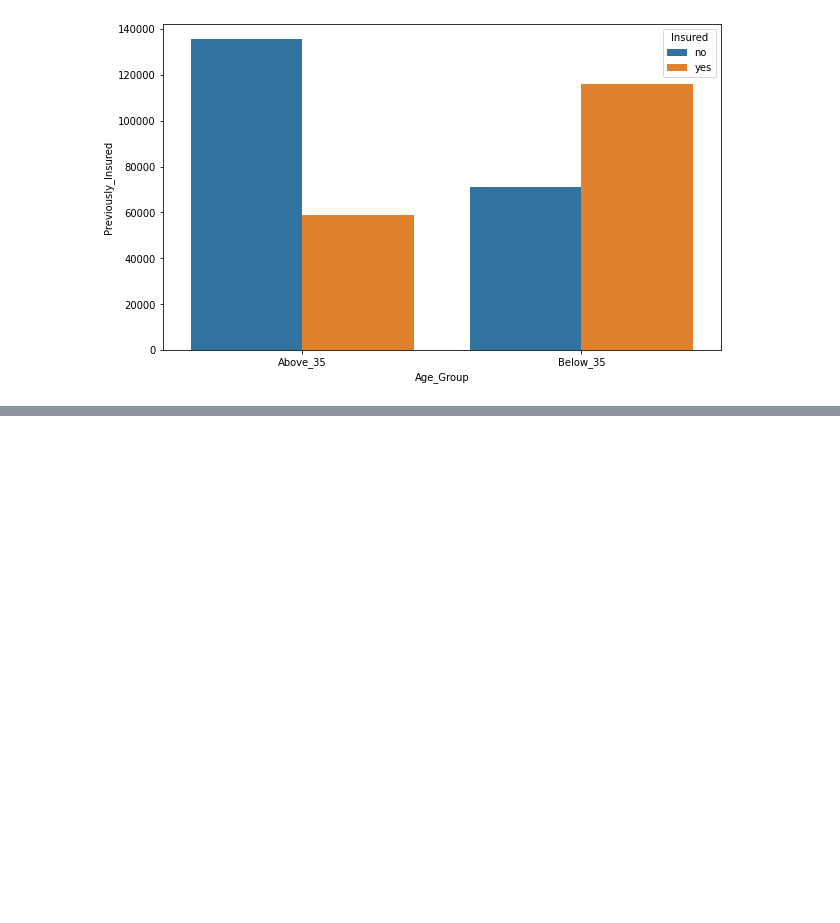
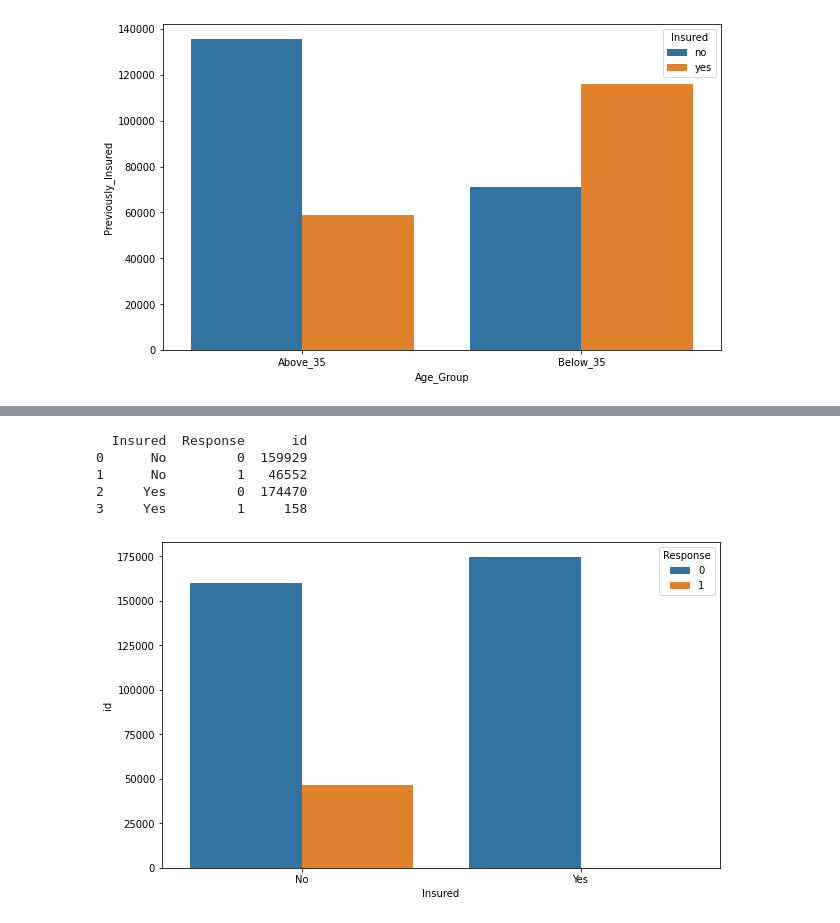
Before and after one commit to cristiandaco/health_insurance_cross_sell, a Jupyter notebook: 03_analise_exploratoria.ipynb, the cells around one changed output, grey strips where cells are left out. Cells and saved outputs as stored; diff of their text form; code cells hidden in the pictures; blank space fills up the shorter version.

```diff
--- a/03_analise_exploratoria.ipynb
+++ b/03_analise_exploratoria.ipynb
@@ -296,0 +316,13 @@ df3.head()
+# %%
+aux10 = df3[['Insured', 'Response', 'id']].groupby( ['Insured', 'Response'] ).count().reset_index()
+print( aux10 )
+
+plt.figure( figsize = ( 10, 6 ) )
+sns.barplot( x = 'Insured', y = 'id', hue = 'Response', data = aux10 );
+# %% [output]
+  Insured  Response      id
+0      No         0  159929
+1      No         1   46552
+2     Yes         0  174470
+3     Yes         1     158
+[figure, added]
```
Also changed, not shown: parts of 17 cells of this notebook.
